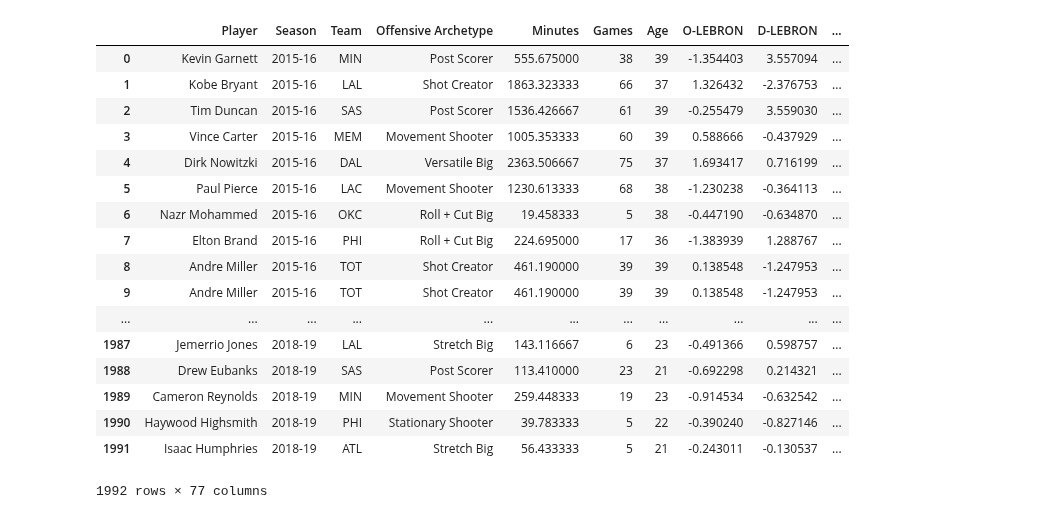
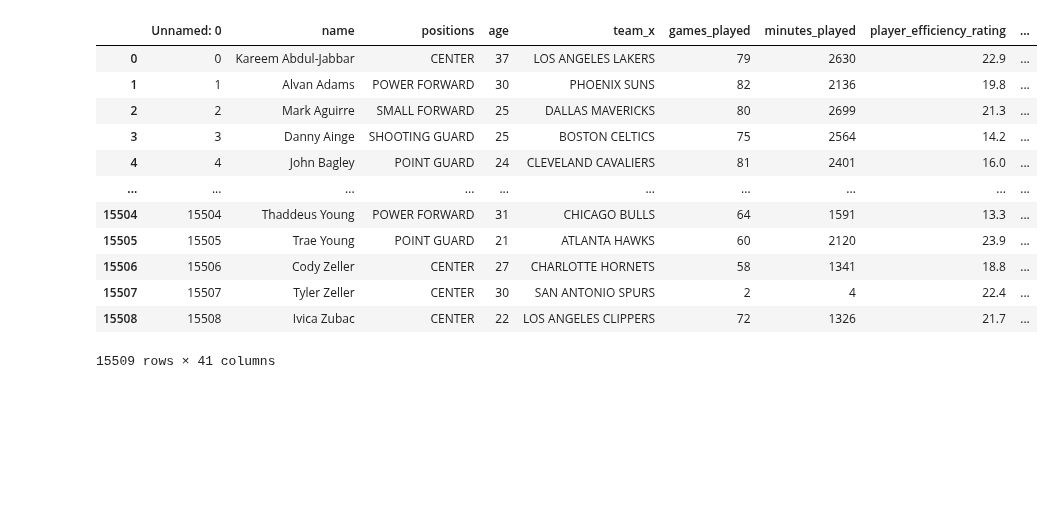
Before and after one commit to ZachLiu519/nba-model, a Jupyter notebook: spring21_data/MergeAll.ipynb, the cells around one changed output. Drawn from its saved outputs; the diff is of its cells as text; code cells hidden in the pictures; blank space fills up the shorter version.

```diff
--- a/spring21_data/MergeAll.ipynb
+++ b/spring21_data/MergeAll.ipynb
@@ -88,22 +73,0 @@ comb_norm_adv_stat
-# %%
-all_impact_norm_adv_stats = new_all_impact.merge(comb_norm_adv_stat, left_on = ['Player', 'Season'], right_on = ['name', 'Year']).drop(['name','Year'], axis = 1)
-all_impact_norm_adv_stats
-# %% [output]
-|  | Player | Season | Team | Offensive Archetype | Minutes | Games | Age | O-LEBRON | D-LEBRON | ... |
-| 0 | Kevin Garnett | 2015-16 | MIN | Post Scorer | 555.675000 | 38 | 39 | -1.354403 | 3.557094 | ... |
-| 1 | Kobe Bryant | 2015-16 | LAL | Shot Creator | 1863.323333 | 66 | 37 | 1.326432 | -2.376753 | ... |
-| 2 | Tim Duncan | 2015-16 | SAS | Post Scorer | 1536.426667 | 61 | 39 | -0.255479 | 3.559030 | ... |
-| 3 | Vince Carter | 2015-16 | MEM | Movement Shooter | 1005.353333 | 60 | 39 | 0.588666 | -0.437929 | ... |
-| 4 | Dirk Nowitzki | 2015-16 | DAL | Versatile Big | 2363.506667 | 75 | 37 | 1.693417 | 0.716199 | ... |
-| 5 | Paul Pierce | 2015-16 | LAC | Movement Shooter | 1230.613333 | 68 | 38 | -1.230238 | -0.364113 | ... |
-| 6 | Nazr Mohammed | 2015-16 | OKC | Roll + Cut Big | 19.458333 | 5 | 38 | -0.447190 | -0.634870 | ... |
-| 7 | Elton Brand | 2015-16 | PHI | Roll + Cut Big | 224.695000 | 17 | 36 | -1.383939 | 1.288767 | ... |
-| 8 | Andre Miller | 2015-16 | TOT | Shot Creator | 461.190000 | 39 | 39 | 0.138548 | -1.247953 | ... |
-| 9 | Andre Miller | 2015-16 | TOT | Shot Creator | 461.190000 | 39 | 39 | 0.138548 | -1.247953 | ... |
-| ... | ... | ... | ... | ... | ... | ... | ... | ... | ... | ... |
-| 1987 | Jemerrio Jones | 2018-19 | LAL | Stretch Big | 143.116667 | 6 | 23 | -0.491366 | 0.598757 | ... |
-| 1988 | Drew Eubanks | 2018-19 | SAS | Post Scorer | 113.410000 | 23 | 21 | -0.692298 | 0.214321 | ... |
-| 1989 | Cameron Reynolds | 2018-19 | MIN | Movement Shooter | 259.448333 | 19 | 23 | -0.914534 | -0.632542 | ... |
-| 1990 | Haywood Highsmith | 2018-19 | PHI | Stationary Shooter | 39.783333 | 5 | 22 | -0.390240 | -0.827146 | ... |
-| 1991 | Isaac Humphries | 2018-19 | ATL | Stretch Big | 56.433333 | 5 | 21 | -0.243011 | -0.130537 | ... |
-1992 rows × 77 columns
@@ -109,0 +76,17 @@ all_impact_norm_adv_stats
+# %%
+comb_norm_adv_stat = pd.read_csv('bbr_normal_advanced_cap_usage.csv')
+comb_norm_adv_stat
+# %% [output]
+|  | Unnamed: 0 | name | positions | age | team_x | games_played | minutes_played | player_efficiency_rating | ... |
+| 0 | 0 | Kareem Abdul-Jabbar | CENTER | 37 | LOS ANGELES LAKERS | 79 | 2630 | 22.9 | ... |
+| 1 | 1 | Alvan Adams | POWER FORWARD | 30 | PHOENIX SUNS | 82 | 2136 | 19.8 | ... |
+| 2 | 2 | Mark Aguirre | SMALL FORWARD | 25 | DALLAS MAVERICKS | 80 | 2699 | 21.3 | ... |
+| 3 | 3 | Danny Ainge | SHOOTING GUARD | 25 | BOSTON CELTICS | 75 | 2564 | 14.2 | ... |
+| 4 | 4 | John Bagley | POINT GUARD | 24 | CLEVELAND CAVALIERS | 81 | 2401 | 16.0 | ... |
+| ... | ... | ... | ... | ... | ... | ... | ... | ... | ... |
+| 15504 | 15504 | Thaddeus Young | POWER FORWARD | 31 | CHICAGO BULLS | 64 | 1591 | 13.3 | ... |
+| 15505 | 15505 | Trae Young | POINT GUARD | 21 | ATLANTA HAWKS | 60 | 2120 | 23.9 | ... |
+| 15506 | 15506 | Cody Zeller | CENTER | 27 | CHARLOTTE HORNETS | 58 | 1341 | 18.8 | ... |
+| 15507 | 15507 | Tyler Zeller | CENTER | 30 | SAN ANTONIO SPURS | 2 | 4 | 22.4 | ... |
+| 15508 | 15508 | Ivica Zubac | CENTER | 22 | LOS ANGELES CLIPPERS | 72 | 1326 | 21.7 | ... |
+15509 rows × 41 columns
```
Also changed, not shown: parts of 12 cells of this notebook, 2 other files.
